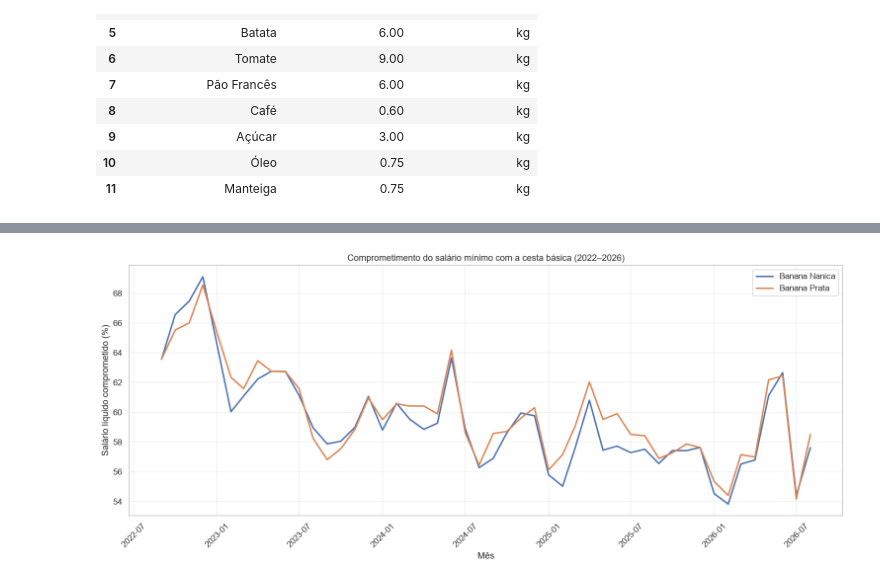
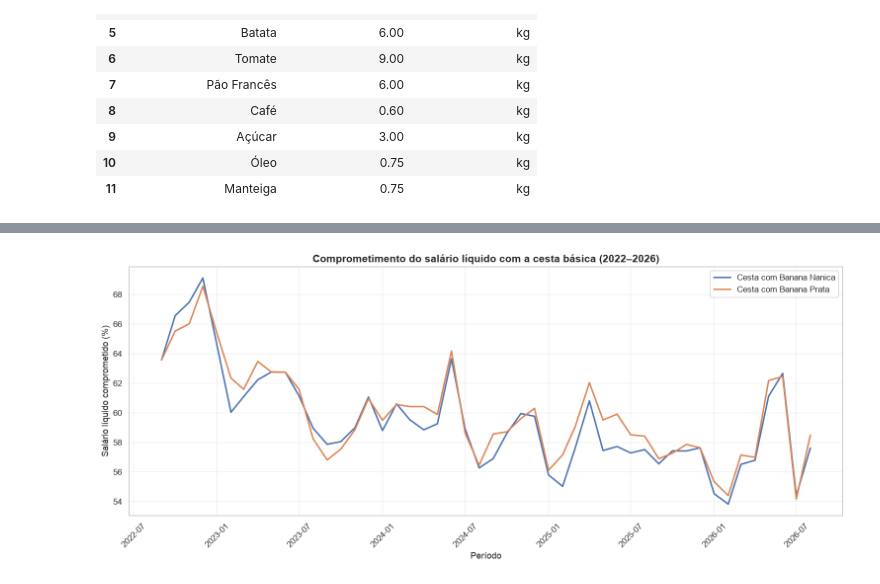
Before and after one commit to Lucas-Ibrahim/cesta-basica-analise, a Jupyter notebook: notebooks/02_acessibilidade.ipynb, the cells around one changed output, grey strips where cells are left out. Drawn from its saved outputs; the diff is of its cells as text; code cells hidden in the pictures.

```diff
--- a/notebooks/02_acessibilidade.ipynb
+++ b/notebooks/02_acessibilidade.ipynb
@@ -371,6 +387,6 @@ Nome: ICB_DADOS_2026.xlsx | Extensão: .xlsx | Caminho: ..\data\raw\ICB_DADOS_20
 # %%
 # Caminho do arquivo original
-ARQUIVO_ORIGINAL = Path("../data/raw/ICB_DADOS_2026.xlsx")
+ARQUIVO_ORIGINAL = RAW / "ICB_DADOS_2026.xlsx"
 
 # Identificar as planilhas existentes
 excel = pd.ExcelFile(ARQUIVO_ORIGINAL)
@@ -515,6 +529,7 @@ for alimento, produtos in correspondencia.items():
             "Alimento": alimento,
             "Produto na base": produto,
             "Registros": len(dados),
+            "Meses disponíveis": dados["mes"].nunique(),
             "Quantidades encontradas": sorted(
                 dados["quantidade"].dropna().unique().tolist()
             )
@@ -781,13 +797,27 @@ produtos_cesta = composicao["produto"].tolist()
 
 disponiveis = sorted(df_mensal["produto"].unique())
 
+total_meses = df_mensal["mes"].nunique()
+
 for produto in produtos_cesta:
+    meses = df_mensal.loc[
+        df_mensal["produto"] == produto, "mes"
+    ].nunique()
+
     if produto in disponiveis:
-        print(f"OK - {produto}")
+        print(f"OK - {produto}: {meses}/{total_meses} meses")
     else:
         print(f"FALTA - {produto}")
 
 print("\nBananas:")
+
 for produto in ["Banana Nanica", "Banana Prata"]:
-    print(f"{produto}: {'OK' if produto in disponiveis else 'FALTA'}")
+    meses = df_mensal.loc[
+        df_mensal["produto"] == produto, "mes"
+    ].nunique()
+
+    if produto in disponiveis:
+        print(f"OK - {produto}: {meses}/{total_meses} meses")
+    else:
+        print(f"FALTA - {produto}")
 # %% [output]
@@ -1153,31 +1244,40 @@ display(
 # %%
-import matplotlib.pyplot as plt
-
 plt.figure(figsize=(14, 6))
 
 plt.plot(
     resultado_cesta["mes"],
     resultado_cesta["comprometimento_cesta_banana_nanica"],
-    label="Banana Nanica",
+    label="Cesta com Banana Nanica",
     linewidth=2
 )
 
 plt.plot(
     resultado_cesta["mes"],
     resultado_cesta["comprometimento_cesta_banana_prata"],
-    label="Banana Prata",
+    label="Cesta com Banana Prata",
     linewidth=2
 )
 
-plt.title("Comprometimento do salário mínimo com a cesta básica (2022–2026)")
-plt.xlabel("Mês")
+plt.title(
+    "Comprometimento do salário líquido com a cesta básica (2022–2026)",
+    fontsize=14,
+    fontweight="bold"
+)
+
+plt.xlabel("Período")
 plt.ylabel("Salário líquido comprometido (%)")
 
 plt.legend()
 plt.grid(True, alpha=0.3)
 plt.xticks(rotation=45)
 plt.tight_layout()
 
+plt.savefig(
+    FIG / "comprometimento_mensal.png",
+    dpi=150,
+    bbox_inches="tight"
+)
+
 plt.show()
 # %% [output]
-[figure, old version]
+[figure, new version]
```
Also changed, not shown: parts of 41 cells of this notebook, 4 other files.
